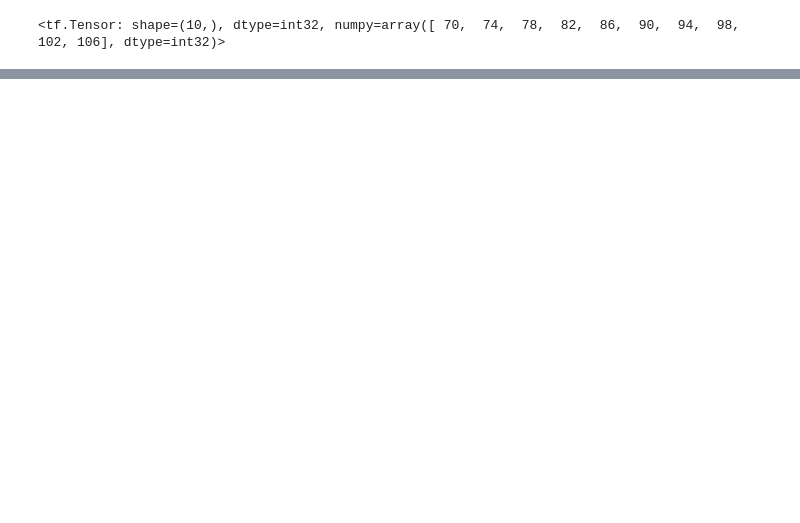
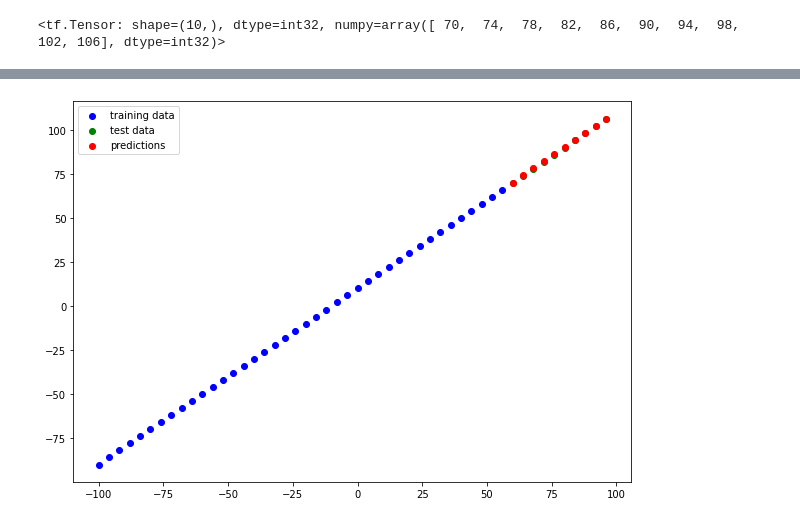
Before and after one commit to ClaudioAresu/R_Datasciencebasics, a Jupyter notebook: 01neural_network_regression_in_tensorflow_video.ipynb, the cells around one changed output, grey strips where cells are left out. Drawn from its saved outputs; the diff is of its cells as text; code cells hidden in the pictures; blank space fills up the shorter version.

```diff
--- a/01neural_network_regression_in_tensorflow_video.ipynb
+++ b/01neural_network_regression_in_tensorflow_video.ipynb
@@ -472,0 +466,13 @@ NameError: ignored
+# %%
+tf.random.set_seed(42)
+
+model_1 = tf.keras.Sequential([
+    tf.keras.layers.Dense(1)
+])
+
+model_1.compile(loss=tf.keras.losses.mse,
+                optimizer=tf.keras.optimizers.Adam(lr=0.01),
+                metrics=["mse"])
+
+model_1.fit(tf.expand_dims(X_train,axis=-1),Y_train, epochs=100,)
+model_1.fit(tf.expand_dims(X_test,axis=-1),Y_test, epochs=100, )
@@ -472,0 +498,8 @@ NameError: ignored
+# %%
+plt.figure(figsize=(10,7))
+plt.scatter(X_train,Y_train, c="b", label="training data")
+plt.scatter(X_test, Y_test, c="g", label="test data")
+plt.scatter(X_test, Y_pred, c="r", label="predictions")
+plt.legend();
+# %% [output]
+[figure, added]
```
Also changed, not shown: parts of 19 cells of this notebook.
